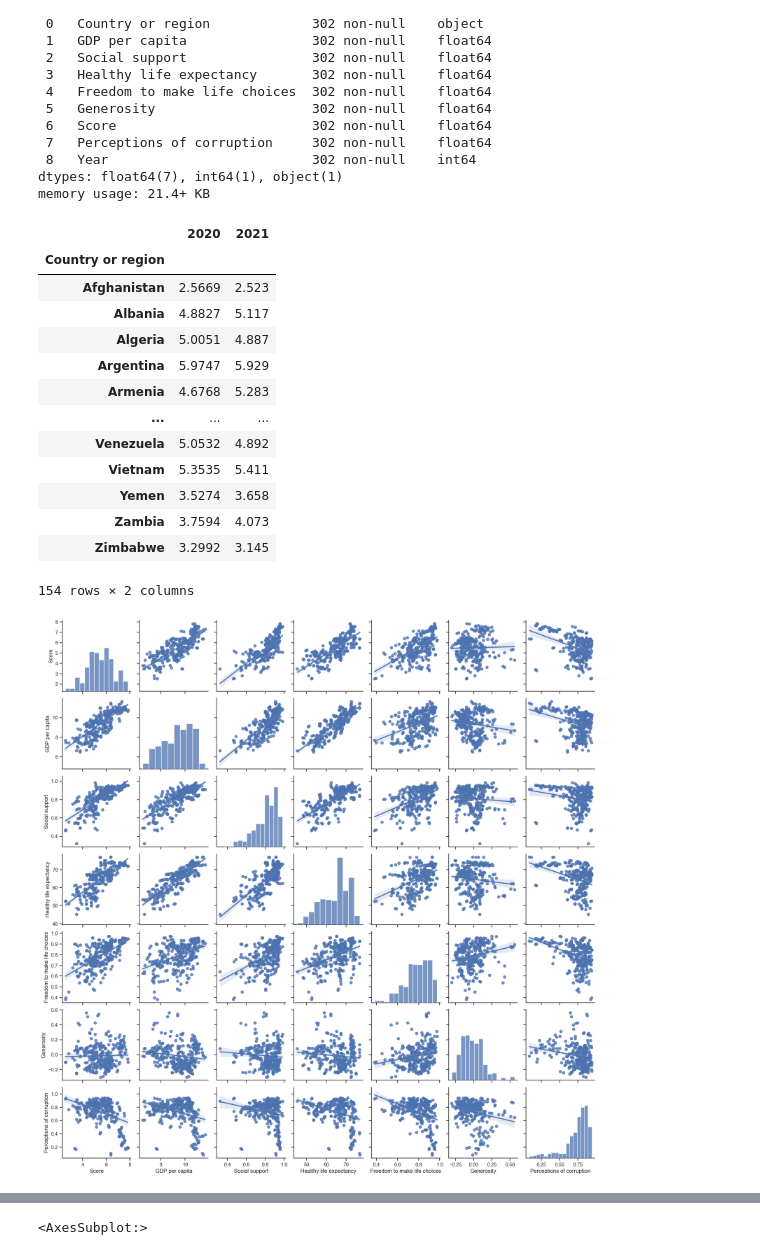
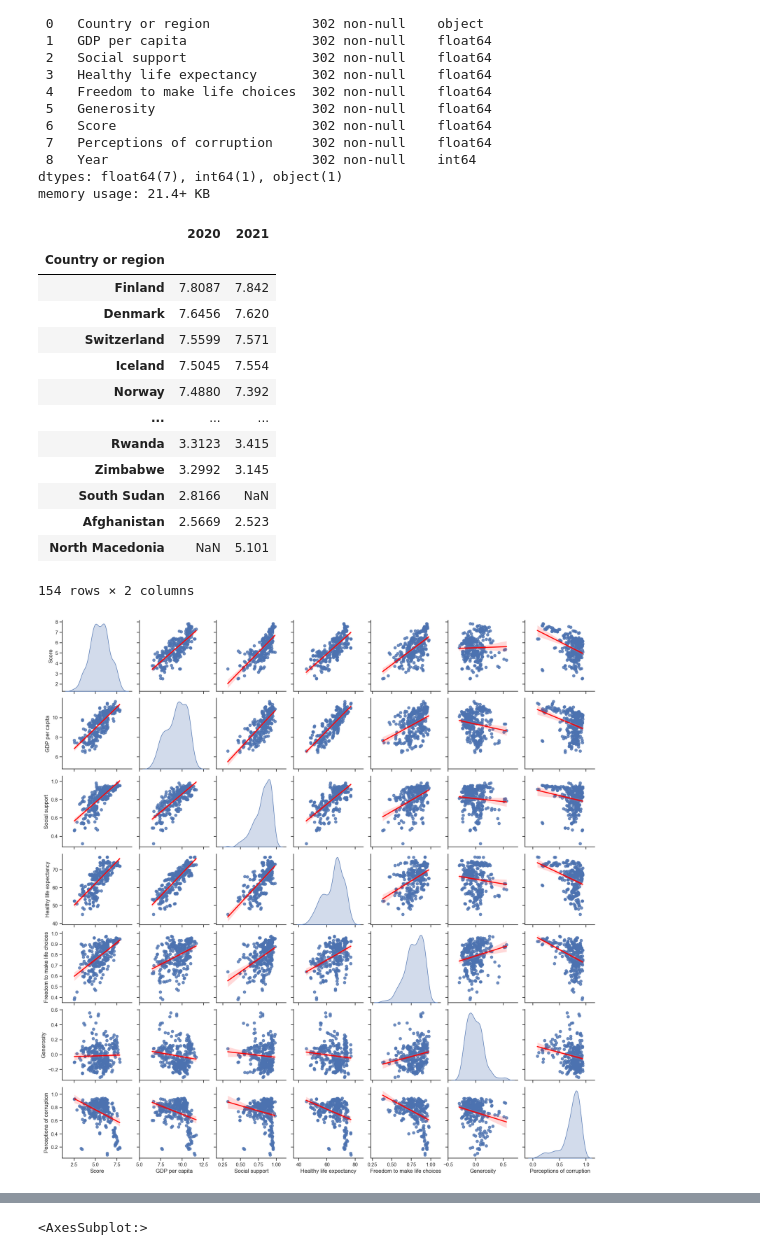
Before and after one commit to ouzgrp/project1bootcamp, a Jupyter notebook: Happiness_analysis.ipynb, the cells around one changed output, grey strips where cells are left out. Cells and saved outputs as stored; diff of their text form; code cells hidden in the pictures.

```diff
--- a/Happiness_analysis.ipynb
+++ b/Happiness_analysis.ipynb
@@ -96,26 +105,27 @@ scores_by_year = pd.DataFrame({
     "2020": country_score_2020,
     "2021": country_score_2021})
 # %%
-scores_by_year
+scores_by_year.sort_values(by=["2020", "2021"],ascending=False)
 # %% [output]
 |  | 2020 | 2021 |
 | Country or region |  |  |
+| Finland | 7.8087 | 7.842 |
+| Denmark | 7.6456 | 7.620 |
+| Switzerland | 7.5599 | 7.571 |
+| Iceland | 7.5045 | 7.554 |
+| Norway | 7.4880 | 7.392 |
+| ... | ... | ... |
+| Rwanda | 3.3123 | 3.415 |
+| Zimbabwe | 3.2992 | 3.145 |
+| South Sudan | 2.8166 | NaN |
 | Afghanistan | 2.5669 | 2.523 |
-| Albania | 4.8827 | 5.117 |
-| Algeria | 5.0051 | 4.887 |
-| Argentina | 5.9747 | 5.929 |
-| Armenia | 4.6768 | 5.283 |
-| ... | ... | ... |
-| Venezuela | 5.0532 | 4.892 |
-| Vietnam | 5.3535 | 5.411 |
-| Yemen | 3.5274 | 3.658 |
-| Zambia | 3.7594 | 4.073 |
-| Zimbabwe | 3.2992 | 3.145 |
+| North Macedonia | NaN | 5.101 |
 154 rows × 2 columns
 # %%
 #Part II. Visualization
 # %%
 sns.set(style="ticks", color_codes=True)
-g = sns.pairplot(combined_countries_without_year, kind="reg")
+g = sns.pairplot(combined_countries_without_year, kind="reg", diag_kind='kde',
+             plot_kws={'line_kws':{'color':'red'}})
 # %% [output]
-[figure, old version]
+[figure, new version]
```
Also changed, not shown: parts of 3 cells of this notebook, 2 other files.
